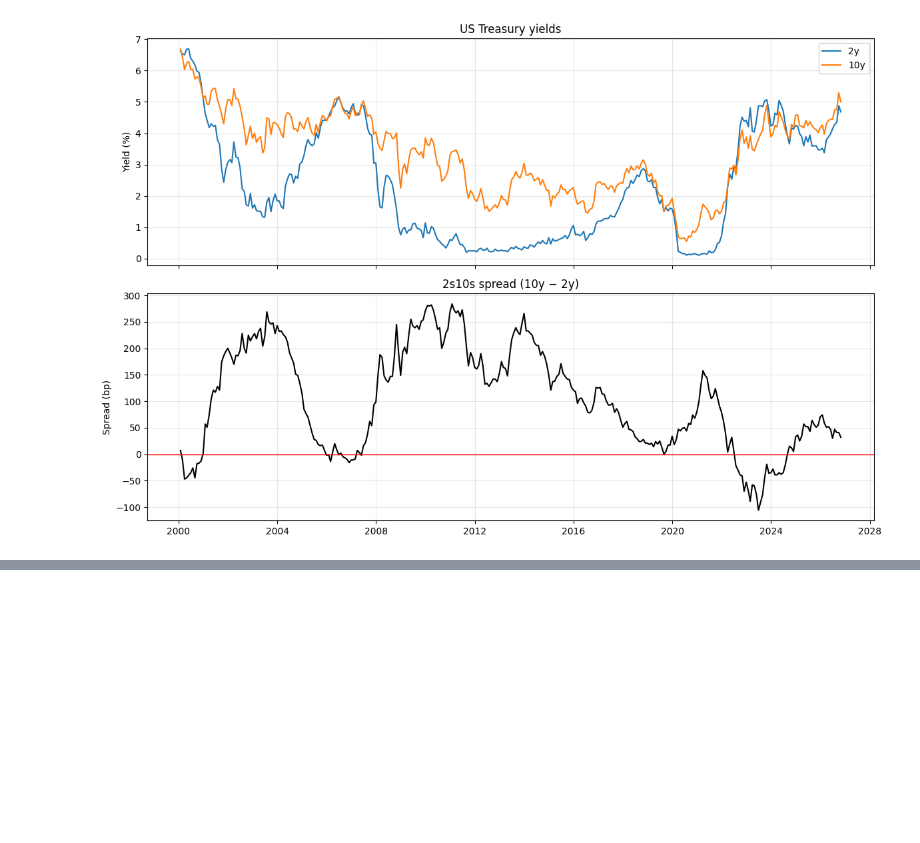
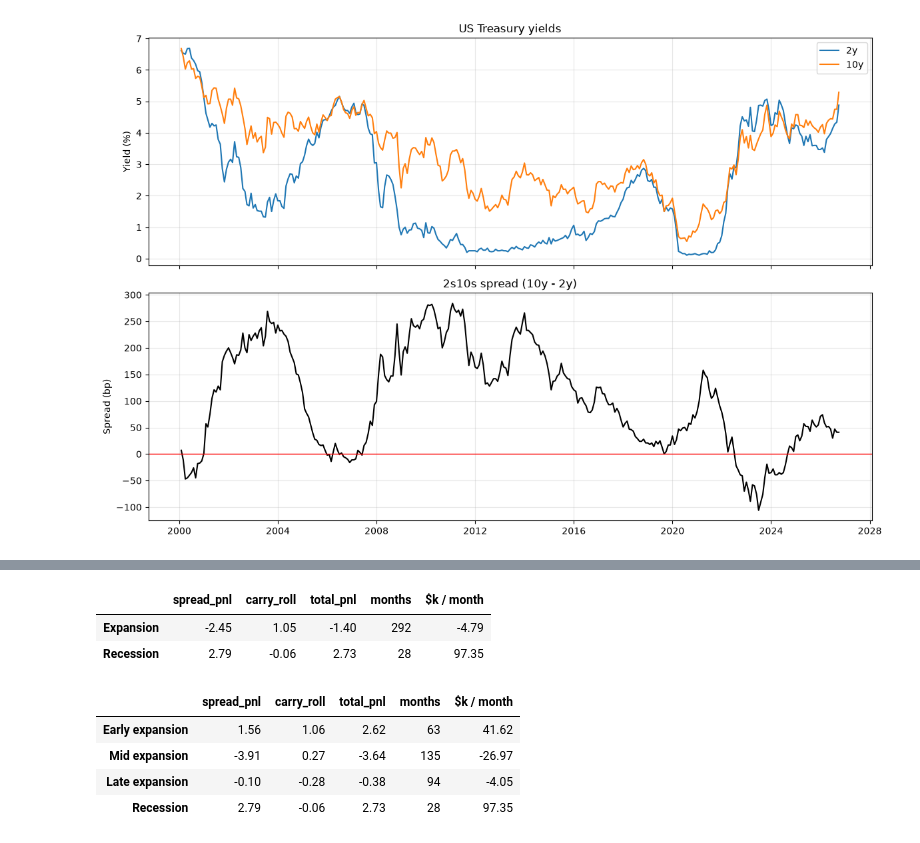
Before and after one commit to GongJr0/asset-allocation-26-27, a Jupyter notebook: Assignment3/task5/HW2_T5.ipynb, the cells around one changed output, grey strips where cells are left out. Drawn from its saved outputs; the diff is of its cells as text; code cells hidden in the pictures; blank space fills up the shorter version.

```diff
--- a/Assignment3/task5/HW2_T5.ipynb
+++ b/Assignment3/task5/HW2_T5.ipynb
@@ -85,7 +58,9 @@ np.float64(0.5295950155763239)
 # %%
+CAPITAL = 5_000_000
+
 yields_m["carry_roll"] = yields_m["carry"] + yields_m["roll"]
-yields_m["total"] = yields_m["spread_pnl"] + yields_m["carry_roll"]
+yields_m["total_pnl"] = yields_m["spread_pnl"] + yields_m["carry_roll"]
 
-pnl = yields_m[["spread_pnl", "carry", "roll", "carry_roll", "total"]].dropna()
-pnl.sum()
+pnl = yields_m.dropna(subset=["total_pnl"])
+f"{len(pnl)} months, {pnl.index[0]:%Y-%m} to {pnl.index[-1]:%Y-%m}"
 # %% [output]
@@ -194,0 +186,25 @@ CAGR 3.36%, volatility 6.38%, Sharpe 0.24, max drawdown -16.47%. Bond P&L: $2.13
+# %%
+ANALYSIS = ["spread_pnl", "carry_roll", "total_pnl"]
+
+
+def pnl_by(labels, order=None):
+    table = pnl.groupby(labels, observed=False)[ANALYSIS].sum() / 1e6
+    table["months"] = pnl.groupby(labels, observed=False).size()
+    table["$k / month"] = table["total_pnl"] * 1000 / table["months"]
+    return table if order is None else table.reindex(order)
+
+
+recession = (phase == "Recession").map({False: "Expansion", True: "Recession"})
+pnl_by(recession, ["Expansion", "Recession"]).round(2)
+# %% [output]
+|  | spread_pnl | carry_roll | total_pnl | months | $k / month |
+| Expansion | -2.45 | 1.05 | -1.40 | 292 | -4.79 |
+| Recession | 2.79 | -0.06 | 2.73 | 28 | 97.35 |
+# %%
+pnl_by(phase, PHASES).round(2)
+# %% [output]
+|  | spread_pnl | carry_roll | total_pnl | months | $k / month |
+| Early expansion | 1.56 | 1.06 | 2.62 | 63 | 41.62 |
+| Mid expansion | -3.91 | 0.27 | -3.64 | 135 | -26.97 |
+| Late expansion | -0.10 | -0.28 | -0.38 | 94 | -4.05 |
+| Recession | 2.79 | -0.06 | 2.73 | 28 | 97.35 |
```
Also changed, not shown: parts of 20 cells of this notebook, 9 other files.
